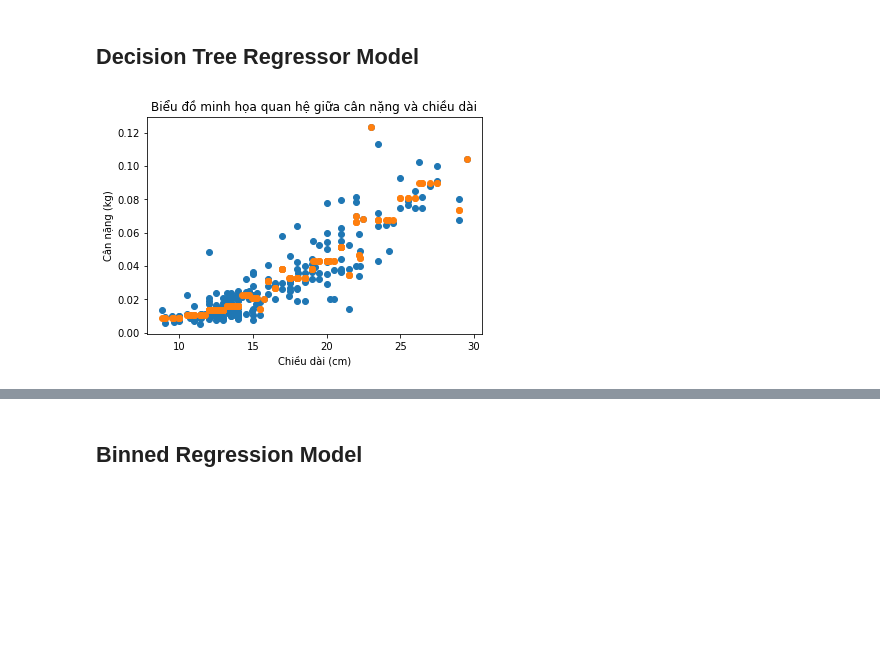
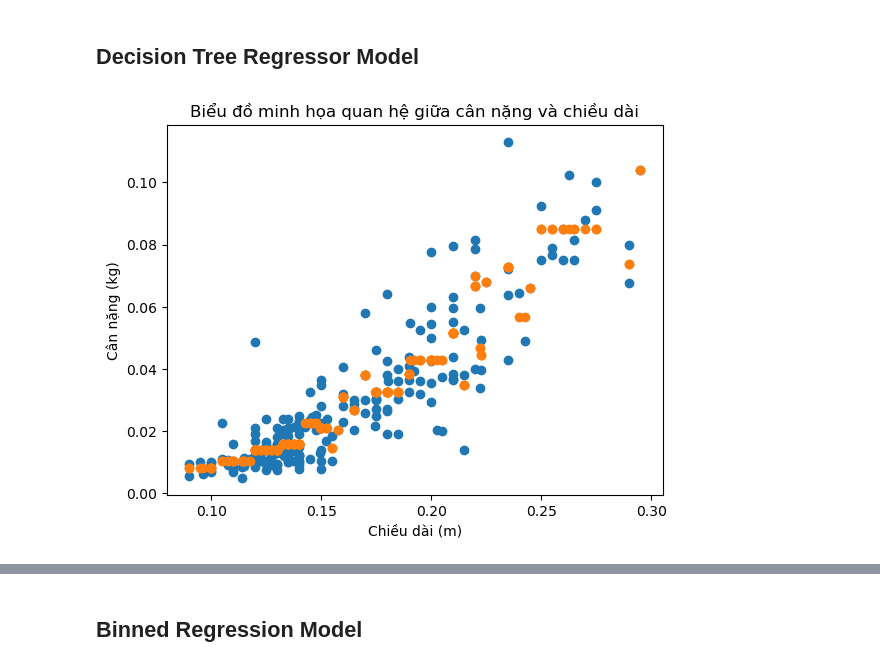
Before and after one commit to hoangitusk20/NMKHDL_doAn, a Jupyter notebook: DoAnCK/source/mo_hinh_va_danh_gia/Mô hình.ipynb, the cells around one changed output, grey strips where cells are left out. Saved outputs shown, nothing was run; the diff lists cells and outputs as text; code cells hidden in the pictures; blank space fills up the shorter version.

```diff
--- a/DoAnCK/source/mo_hinh_va_danh_gia/Mô hình.ipynb
+++ b/DoAnCK/source/mo_hinh_va_danh_gia/Mô hình.ipynb
@@ -133,14 +134,14 @@ mse = mean_squared_error(target, y_predict)
 # %%
 y_predict = tree.predict(length)
 
 plt.scatter(x = length, y = weight)
 plt.scatter(x = length, y = y_predict)
 plt.ylabel('Cân nặng (kg)')
-plt.xlabel('Chiều dài (cm)')
+plt.xlabel('Chiều dài (m)')
 plt.title('Biểu đồ minh họa quan hệ giữa cân nặng và chiều dài')
 plt.show()
 # %% [output]
-[figure, old version]
+[figure, new version]
 # %%
 r2 = tree.score(length, weight)
 print('Hệ số xác định (coefficient of determination):', r2)
```
Also changed, not shown: parts of 17 cells of this notebook, 3 other files.
